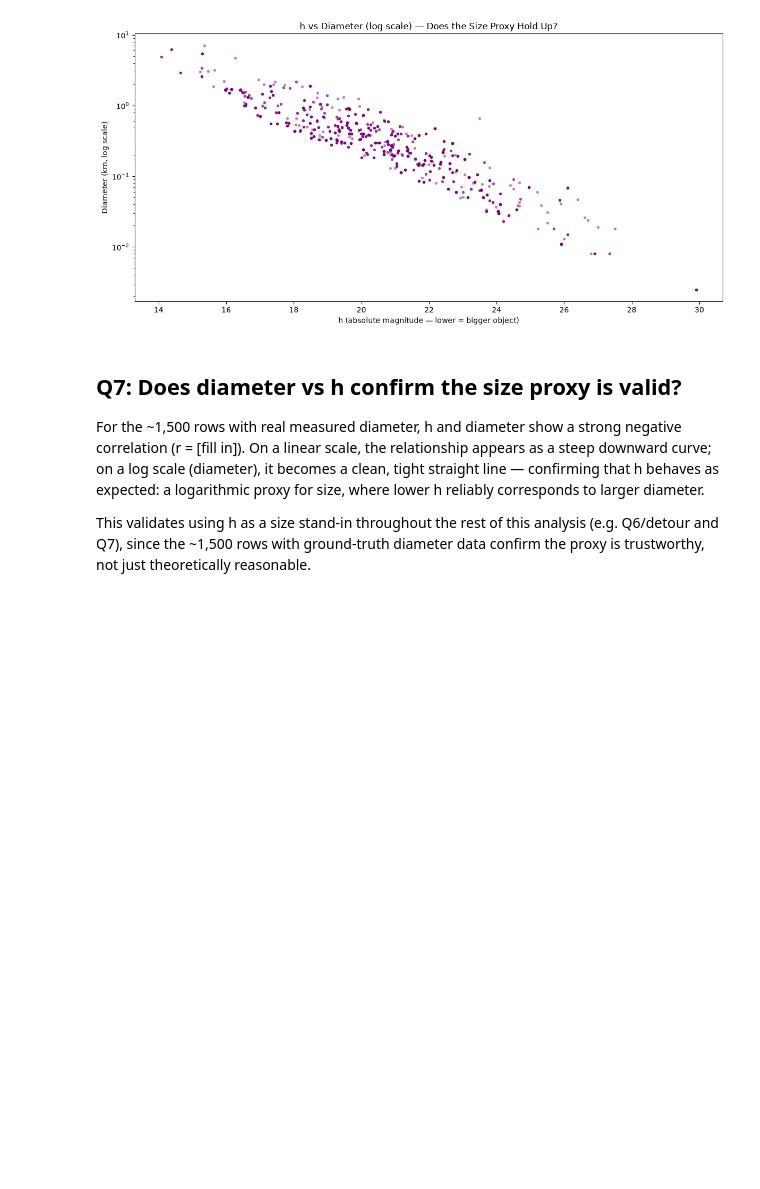
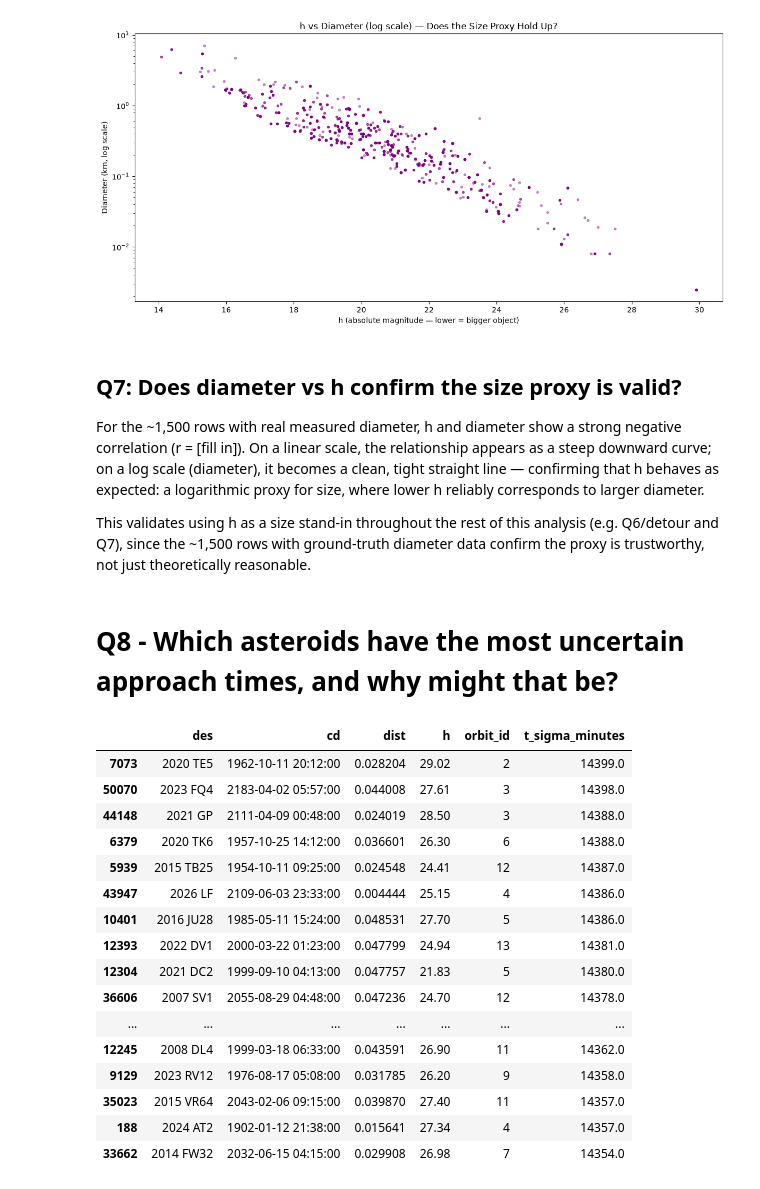
Before and after one commit to lashvv/nasa-neo-analysis, a Jupyter notebook: notebooks/04_eda.ipynb, the cells around one changed output. Saved outputs shown, nothing was run; the diff lists cells and outputs as text; code cells hidden in the pictures; blank space fills up the shorter version.

```diff
--- a/notebooks/04_eda.ipynb
+++ b/notebooks/04_eda.ipynb
@@ -389,3 +389,48 @@ diameter.
 This validates using h as a size stand-in throughout the rest of this analysis
 (e.g. Q6/detour and Q7), since the ~1,500 rows with ground-truth diameter data
 confirm the proxy is trustworthy, not just theoretically reasonable.
+# %% [markdown]
+# Q8 - Which asteroids have the most uncertain approach times, and why might that be?
+# %%
+def parse_t_sigma(value):
+    value = value.strip()
+
+    if value == '< 00:01':
+        return 0.5  # treat as basically zero uncertainty
+
+    if '_' in value:
+        days_part, time_part = value.split('_')
+        days = int(days_part)
+    else:
+        days = 0
+        time_part = value
+
+    hours, minutes = time_part.split(':')
+    hours = int(hours)
+    minutes = int(minutes)
+
+    total_minutes = days * 24 * 60 + hours * 60 + minutes
+    return total_minutes
+
+df['t_sigma_minutes'] = df['t_sigma_f'].apply(parse_t_sigma)
+# %%
+most_uncertain = df.sort_values('t_sigma_minutes', ascending=False)
+most_uncertain[['des', 'cd', 'dist', 'h', 'orbit_id', 't_sigma_minutes']].head(20)
+# %% [output]
+|  | des | cd | dist | h | orbit_id | t_sigma_minutes |
+| 7073 | 2020 TE5 | 1962-10-11 20:12:00 | 0.028204 | 29.02 | 2 | 14399.0 |
+| 50070 | 2023 FQ4 | 2183-04-02 05:57:00 | 0.044008 | 27.61 | 3 | 14398.0 |
+| 44148 | 2021 GP | 2111-04-09 00:48:00 | 0.024019 | 28.50 | 3 | 14388.0 |
+| 6379 | 2020 TK6 | 1957-10-25 14:12:00 | 0.036601 | 26.30 | 6 | 14388.0 |
+| 5939 | 2015 TB25 | 1954-10-11 09:25:00 | 0.024548 | 24.41 | 12 | 14387.0 |
+| 43947 | 2026 LF | 2109-06-03 23:33:00 | 0.004444 | 25.15 | 4 | 14386.0 |
+| 10401 | 2016 JU28 | 1985-05-11 15:24:00 | 0.048531 | 27.70 | 5 | 14386.0 |
+| 12393 | 2022 DV1 | 2000-03-22 01:23:00 | 0.047799 | 24.94 | 13 | 14381.0 |
+| 12304 | 2021 DC2 | 1999-09-10 04:13:00 | 0.047757 | 21.83 | 5 | 14380.0 |
+| 36606 | 2007 SV1 | 2055-08-29 04:48:00 | 0.047236 | 24.70 | 12 | 14378.0 |
+| ... | ... | ... | ... | ... | ... | ... |
+| 12245 | 2008 DL4 | 1999-03-18 06:33:00 | 0.043591 | 26.90 | 11 | 14362.0 |
+| 9129 | 2023 RV12 | 1976-08-17 05:08:00 | 0.031785 | 26.20 | 9 | 14358.0 |
+| 35023 | 2015 VR64 | 2043-02-06 09:15:00 | 0.039870 | 27.40 | 11 | 14357.0 |
+| 188 | 2024 AT2 | 1902-01-12 21:38:00 | 0.015641 | 27.34 | 4 | 14357.0 |
+| 33662 | 2014 FW32 | 2032-06-15 04:15:00 | 0.029908 | 26.98 | 7 | 14354.0 |
```
Also changed, not shown: parts of 1 cell of this notebook.
